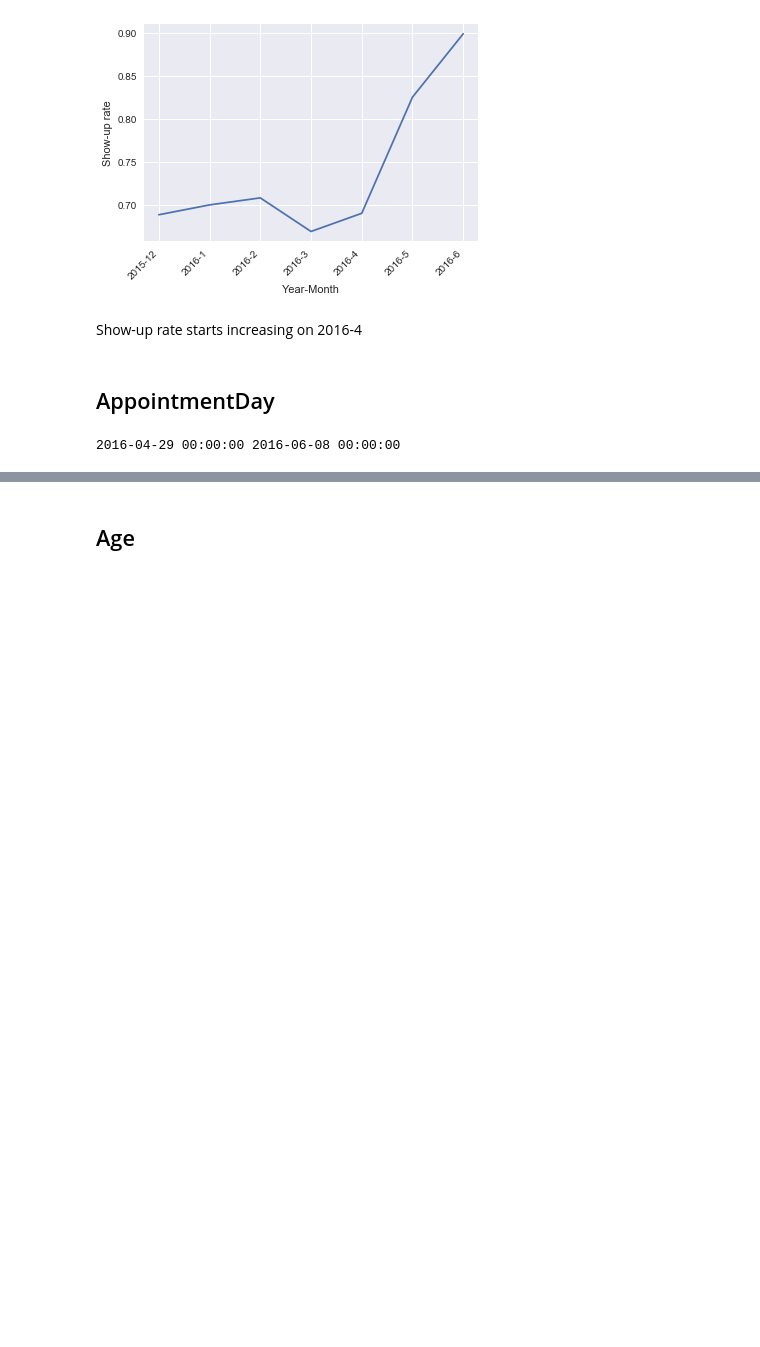
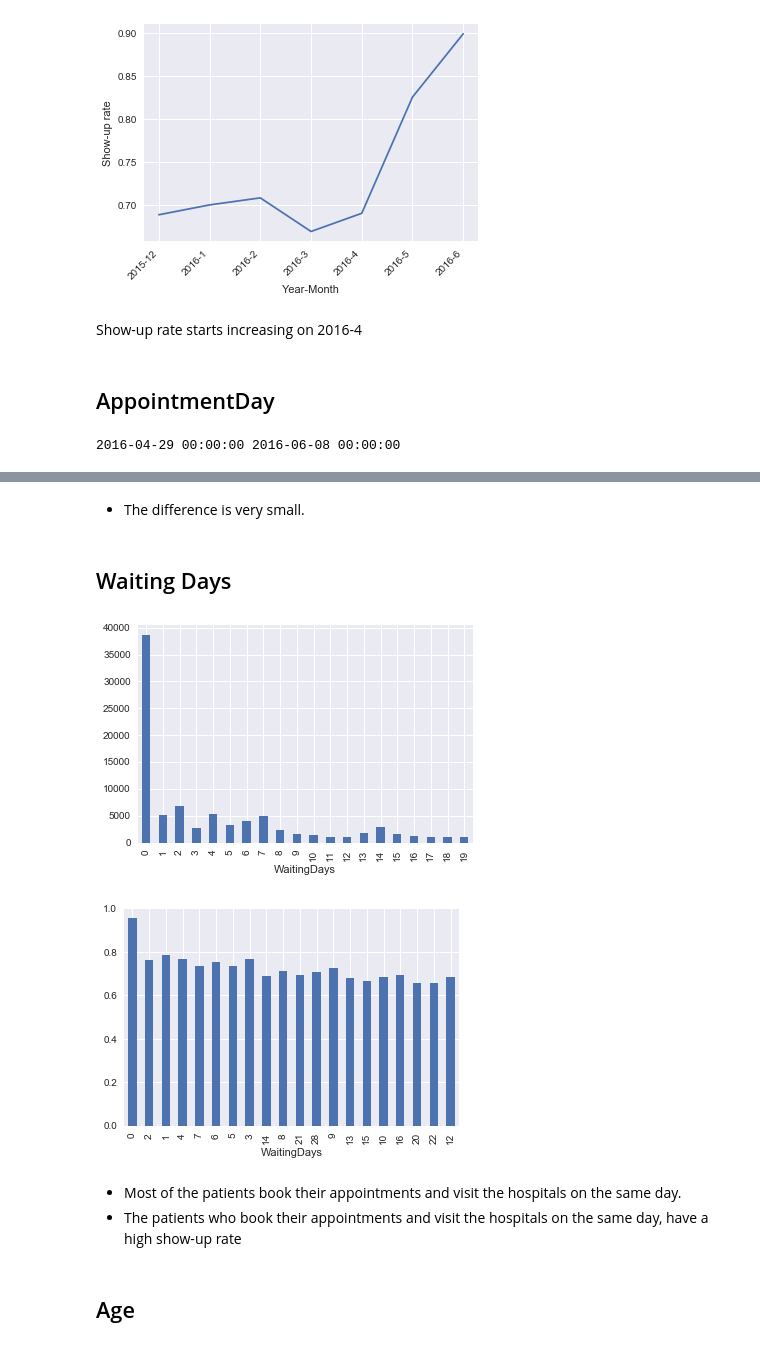
Before and after one commit to harupy/udacity-data-analyst, a Jupyter notebook: 2-introduction-to-data-analysis/@investigate_a_dataset/Investigate_a_Dataset.ipynb, the cells around one changed output, grey strips where cells are left out. Cells and saved outputs as stored; diff of their text form; code cells hidden in the pictures; blank space fills up the shorter version.

```diff
--- a/2-introduction-to-data-analysis/@investigate_a_dataset/Investigate_a_Dataset.ipynb
+++ b/2-introduction-to-data-analysis/@investigate_a_dataset/Investigate_a_Dataset.ipynb
@@ -422,3 +425,22 @@ plt.show()
+# %% [markdown]
+- The difference is very small.
+# %% [markdown]
+## Waiting Days
+# %%
+wd_yes = df_yes.groupby('WaitingDays').size().sort_values(ascending=False)
+wd_no = df_no.groupby('WaitingDays').size().sort_values()
+wd_total = df.groupby('WaitingDays').size()
+wd_rate = wd_yes / wd_total[wd_yes.index]
+wd_total.iloc[:20].plot('bar')
+plt.show()
+wd_rate.iloc[:20].plot('bar')
+plt.show()
+# %% [output]
+[figure, added]
+[figure, added]
+# %% [markdown]
+- Most of the patients book their appointments and visit the hospitals on the same day.
+- The patients who book their appointments and visit the hospitals on the same day, have a high show-up rate
 # %% [markdown]
 ## Age
 # %%
```
Also changed, not shown: parts of 46 cells of this notebook, 1 other file.
